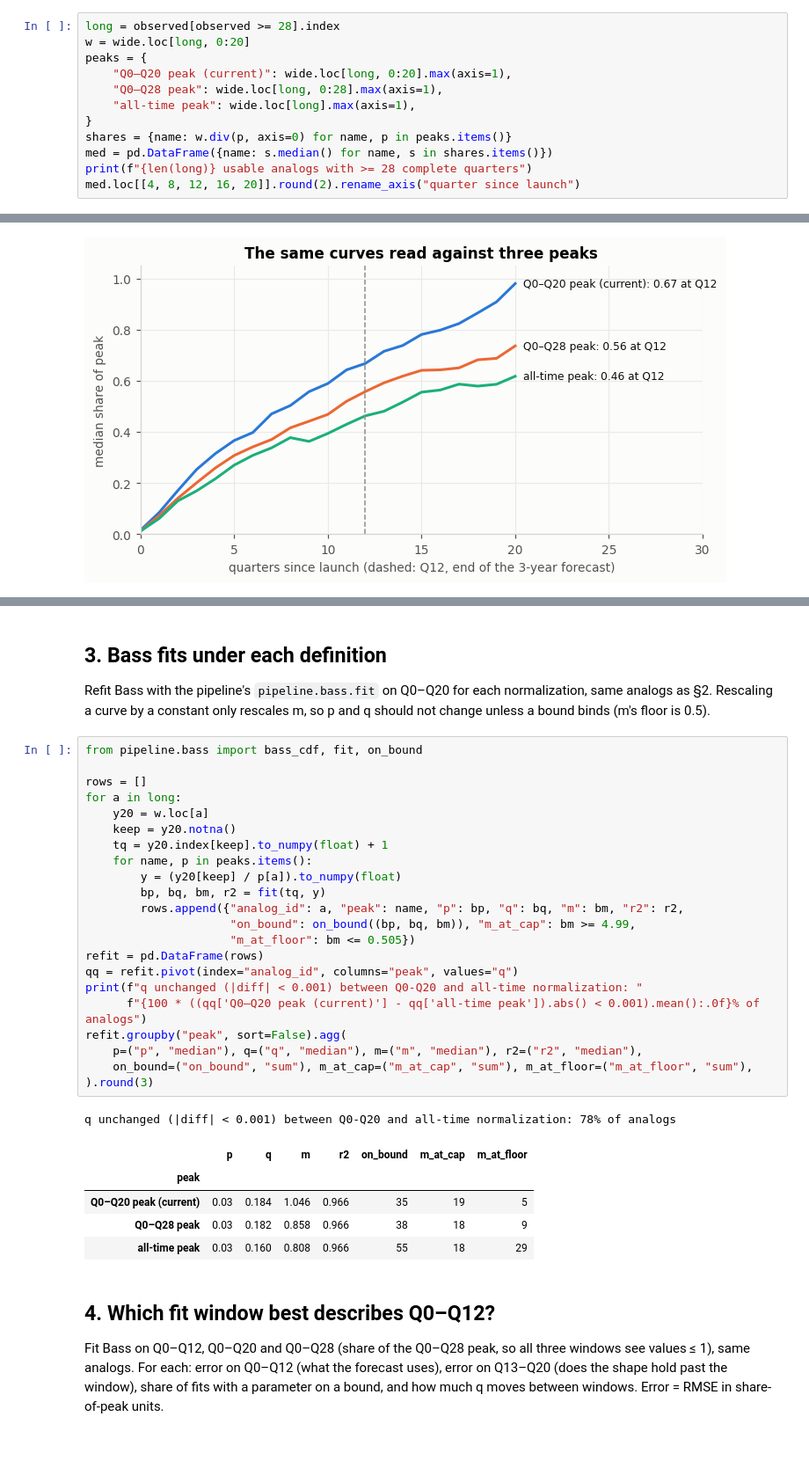
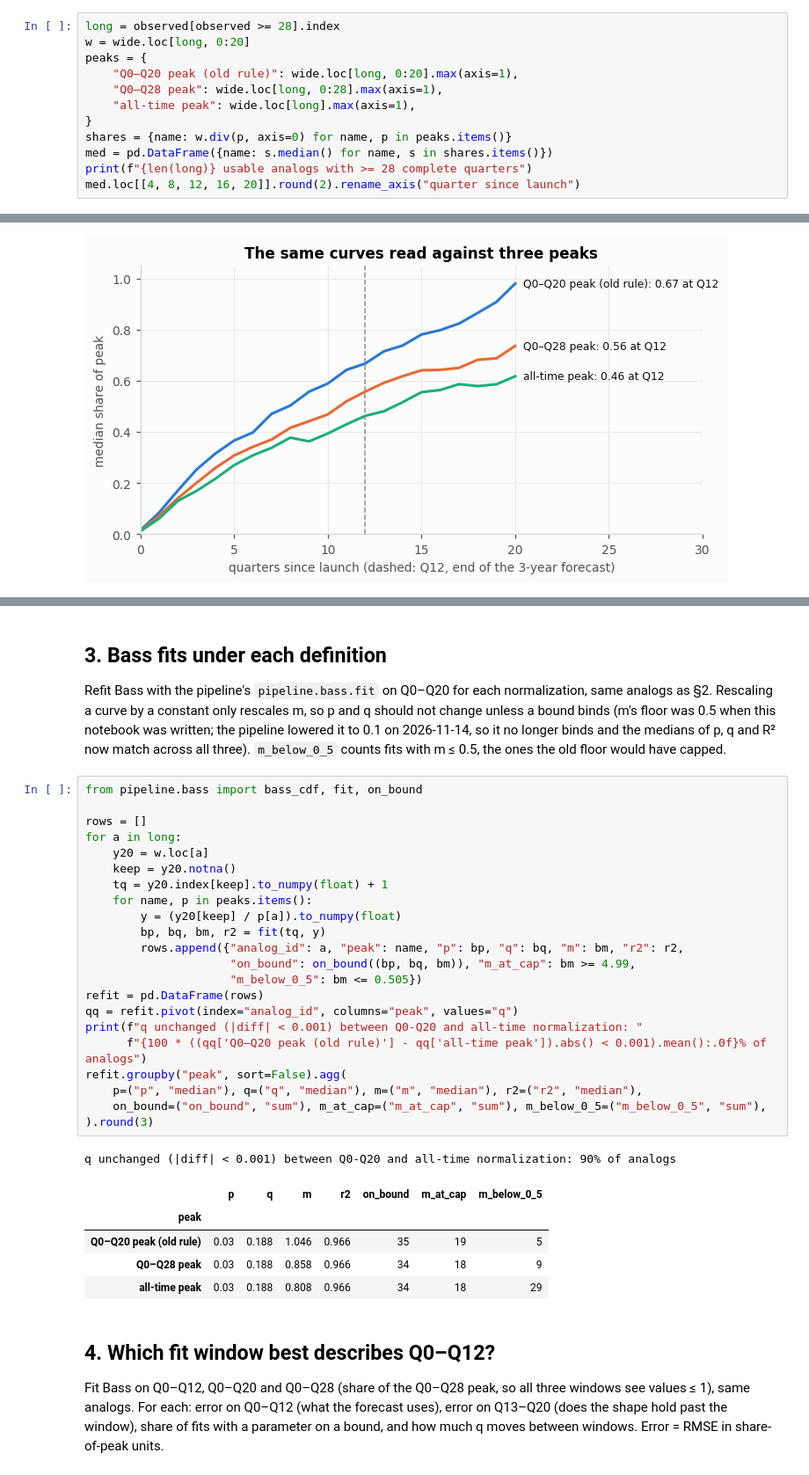
Before and after one commit to gracey0630/pharma-phriends, a Jupyter notebook: eda/peak_window_grace.ipynb, the cells around one changed output, grey strips where cells are left out. Shown at 88% size. Cells and saved outputs as stored; diff of their text form; blank space fills up the shorter version.

```diff
--- a/eda/peak_window_grace.ipynb
+++ b/eda/peak_window_grace.ipynb
@@ -136,7 +136,7 @@ Same Q0–Q20 curves, divided by three peaks: the Q0–Q20 peak (current), the Q
 long = observed[observed >= 28].index
 w = wide.loc[long, 0:20]
 peaks = {
-    "Q0–Q20 peak (current)": wide.loc[long, 0:20].max(axis=1),
+    "Q0–Q20 peak (old rule)": wide.loc[long, 0:20].max(axis=1),
     "Q0–Q28 peak": wide.loc[long, 0:28].max(axis=1),
     "all-time peak": wide.loc[long].max(axis=1),
 }
@@ -187,36 +187,36 @@ q12[q12.area.isin(counts[counts >= 8].index)].groupby("area").median().round(2).
 # %% [markdown]
 ## 3. Bass fits under each definition
 
-Refit Bass with the pipeline's `pipeline.bass.fit` on Q0–Q20 for each normalization, same analogs as §2. Rescaling a curve by a constant only rescales m, so p and q should not change unless a bound binds (m's floor is 0.5).
+Refit Bass with the pipeline's `pipeline.bass.fit` on Q0–Q20 for each normalization, same analogs as §2. Rescaling a curve by a constant only rescales m, so p and q should not change unless a bound binds (m's floor was 0.5 when this notebook was written; the pipeline lowered it to 0.1 on 2026-11-14, so it no longer binds and the medians of p, q and R² now match across all three). `m_below_0_5` counts fits with m ≤ 0.5, the ones the old floor would have capped.
 # %%
 from pipeline.bass import bass_cdf, fit, on_bound
 
 rows = []
 for a in long:
     y20 = w.loc[a]
     keep = y20.notna()
     tq = y20.index[keep].to_numpy(float) + 1
     for name, p in peaks.items():
         y = (y20[keep] / p[a]).to_numpy(float)
         bp, bq, bm, r2 = fit(tq, y)
         rows.append({"analog_id": a, "peak": name, "p": bp, "q": bq, "m": bm, "r2": r2,
                      "on_bound": on_bound((bp, bq, bm)), "m_at_cap": bm >= 4.99,
-                     "m_at_floor": bm <= 0.505})
+                     "m_below_0_5": bm <= 0.505})
 refit = pd.DataFrame(rows)
 qq = refit.pivot(index="analog_id", columns="peak", values="q")
 print(f"q unchanged (|diff| < 0.001) between Q0-Q20 and all-time normalization: "
-      f"{100 * ((qq['Q0–Q20 peak (current)'] - qq['all-time peak']).abs() < 0.001).mean():.0f}% of analogs")
+      f"{100 * ((qq['Q0–Q20 peak (old rule)'] - qq['all-time peak']).abs() < 0.001).mean():.0f}% of analogs")
 refit.groupby("peak", sort=False).agg(
     p=("p", "median"), q=("q", "median"), m=("m", "median"), r2=("r2", "median"),
-    on_bound=("on_bound", "sum"), m_at_cap=("m_at_cap", "sum"), m_at_floor=("m_at_floor", "sum"),
+    on_bound=("on_bound", "sum"), m_at_cap=("m_at_cap", "sum"), m_below_0_5=("m_below_0_5", "sum"),
 ).round(3)
 # %% [output]
-q unchanged (|diff| < 0.001) between Q0-Q20 and all-time normalization: 78% of analogs
+q unchanged (|diff| < 0.001) between Q0-Q20 and all-time normalization: 90% of analogs
-|  | p | q | m | r2 | on_bound | m_at_cap | m_at_floor |
+|  | p | q | m | r2 | on_bound | m_at_cap | m_below_0_5 |
 | peak |  |  |  |  |  |  |  |
-| Q0–Q20 peak (current) | 0.03 | 0.184 | 1.046 | 0.966 | 35 | 19 | 5 |
-| Q0–Q28 peak | 0.03 | 0.182 | 0.858 | 0.966 | 38 | 18 | 9 |
-| all-time peak | 0.03 | 0.160 | 0.808 | 0.966 | 55 | 18 | 29 |
+| Q0–Q20 peak (old rule) | 0.03 | 0.188 | 1.046 | 0.966 | 35 | 19 | 5 |
+| Q0–Q28 peak | 0.03 | 0.188 | 0.858 | 0.966 | 34 | 18 | 9 |
+| all-time peak | 0.03 | 0.188 | 0.808 | 0.966 | 34 | 18 | 29 |
 # %% [markdown]
 ## 4. Which fit window best describes Q0–Q12?
 
```
Also changed, not shown: parts of 7 cells of this notebook, 2 other files.
